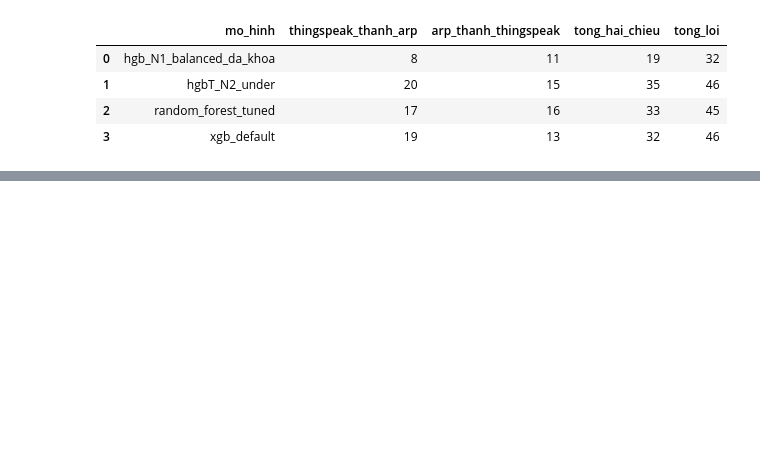
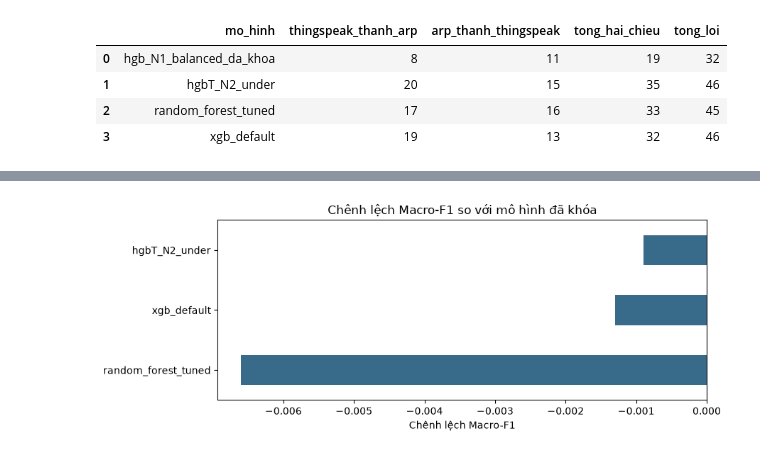
Before and after one commit to PhamNgocTuan-2006/SGU26K2_MayHoc, a Jupyter notebook: DeTaiCuoiKy_V2/experiments/12_supplementary_test_comparison.ipynb, the cells around one changed output, grey strips where cells are left out. Cells and saved outputs as stored; diff of their text form; code cells hidden in the pictures; blank space fills up the shorter version.

```diff
--- a/DeTaiCuoiKy_V2/experiments/12_supplementary_test_comparison.ipynb
+++ b/DeTaiCuoiKy_V2/experiments/12_supplementary_test_comparison.ipynb
@@ -101,0 +119,16 @@ cap
+# %%
+from pathlib import Path
+import matplotlib.pyplot as plt
+
+results = (Path('..') if Path.cwd().name == 'experiments' else Path('.')) / 'results'
+values = so_sanh.set_index('mo_hinh')['hieu_macro_f1_so_voi_da_khoa']
+fig, ax = plt.subplots(figsize=(9, 3.5))
+values.sort_values().plot.barh(ax=ax, color='#386A89')
+ax.axvline(0, color='0.4', linewidth=0.8)
+ax.set(title='Chênh lệch Macro-F1 so với mô hình đã khóa', xlabel='Chênh lệch Macro-F1', ylabel='')
+fig.tight_layout()
+(results / 'figures').mkdir(exist_ok=True)
+fig.savefig(results / 'figures/supp_paired_macro_f1_diff.png', dpi=300, bbox_inches='tight')
+plt.show()
+# %% [output]
+[figure, added]
```
Also changed, not shown: parts of 2 cells of this notebook.
